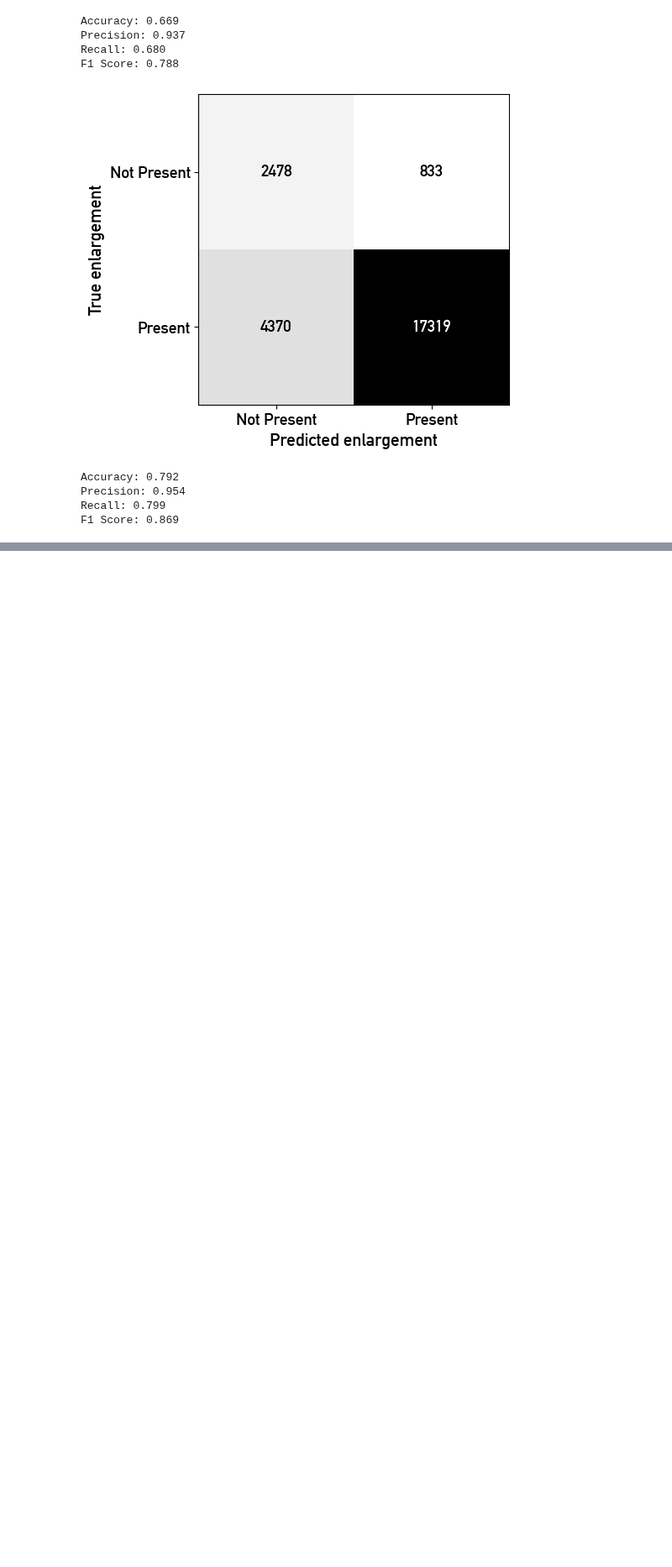
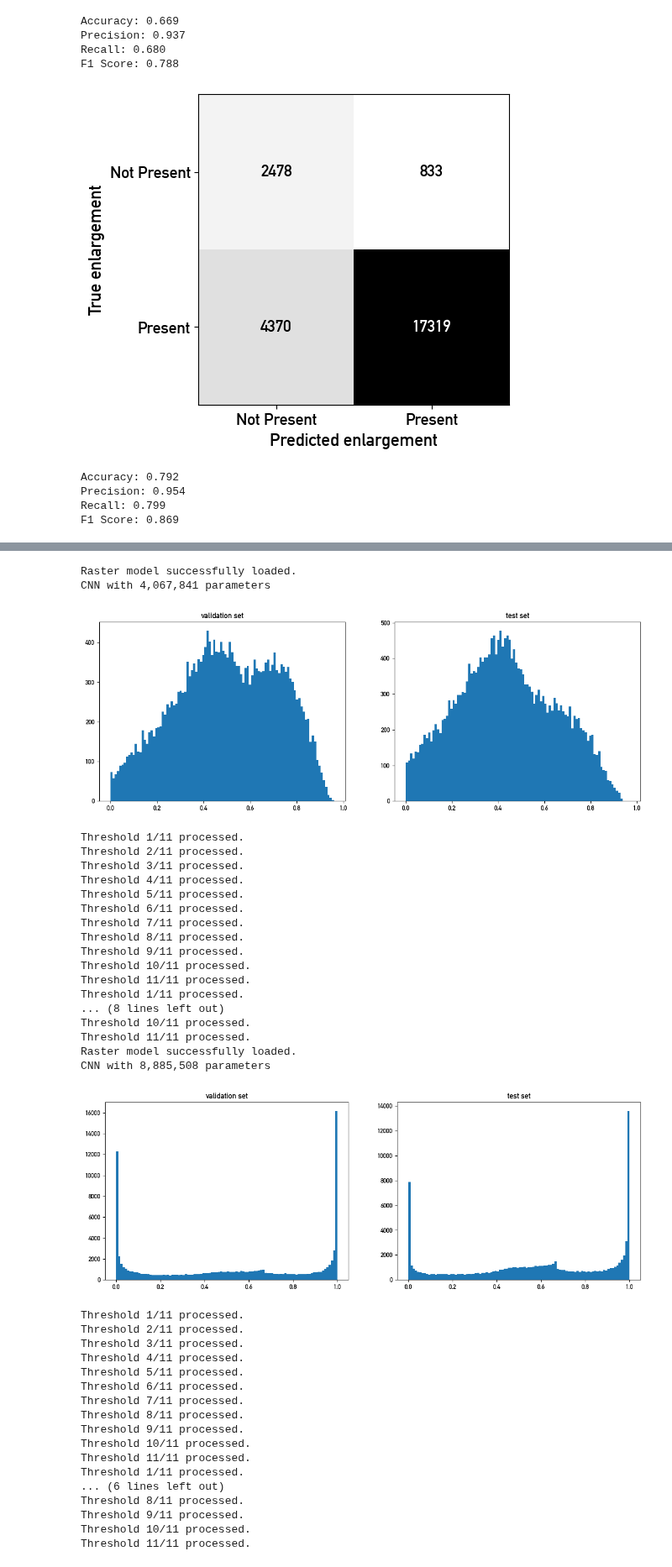
Before and after one commit to jorissenn/genops, a Jupyter notebook: 22_raster_model_evaluation.ipynb, the cells around one changed output, grey strips where cells are left out. Shown at 84% size. Saved outputs shown, nothing was run; the diff lists cells and outputs as text; code cells hidden in the pictures; blank space fills up the shorter version.

Commit message:
conducted experiments without roads

```diff
--- a/22_raster_model_evaluation.ipynb
+++ b/22_raster_model_evaluation.ipynb
@@ -563,0 +568,53 @@ F1 Score: 0.869
+# %%
+# interval and increment for the calculation
+interval = (0,1)
+increment = 0.1
+
+# elimination model
+save_raster_pr_roc(model_filename="CNN_eli_attachRoadsFalse_4067841p_100000s_40ep_bs512_cuda.pth",
+                   interval=interval,
+                   increment=increment)
+
+# multi-operator model
+save_raster_pr_roc(model_filename="CNN_sel_attachRoadsFalse_8885508p_100000s_50ep_bs512_cuda.pth",
+                   interval=interval,
+                   increment=increment)
+# %% [output]
+Raster model successfully loaded.
+CNN with 4,067,841 parameters
+[figure, added]
+Threshold 1/11 processed.
+Threshold 2/11 processed.
+Threshold 3/11 processed.
+Threshold 4/11 processed.
+Threshold 5/11 processed.
+Threshold 6/11 processed.
+Threshold 7/11 processed.
+Threshold 8/11 processed.
+Threshold 9/11 processed.
+Threshold 10/11 processed.
+Threshold 11/11 processed.
+Threshold 1/11 processed.
+... (8 lines left out)
+Threshold 10/11 processed.
+Threshold 11/11 processed.
+Raster model successfully loaded.
+CNN with 8,885,508 parameters
+[figure, added]
+Threshold 1/11 processed.
+Threshold 2/11 processed.
+Threshold 3/11 processed.
+Threshold 4/11 processed.
+Threshold 5/11 processed.
+Threshold 6/11 processed.
+Threshold 7/11 processed.
+Threshold 8/11 processed.
+Threshold 9/11 processed.
+Threshold 10/11 processed.
+Threshold 11/11 processed.
+Threshold 1/11 processed.
+... (6 lines left out)
+Threshold 8/11 processed.
+Threshold 9/11 processed.
+Threshold 10/11 processed.
+Threshold 11/11 processed.
```
Also changed, not shown: parts of 2 cells of this notebook, 2 other files.
